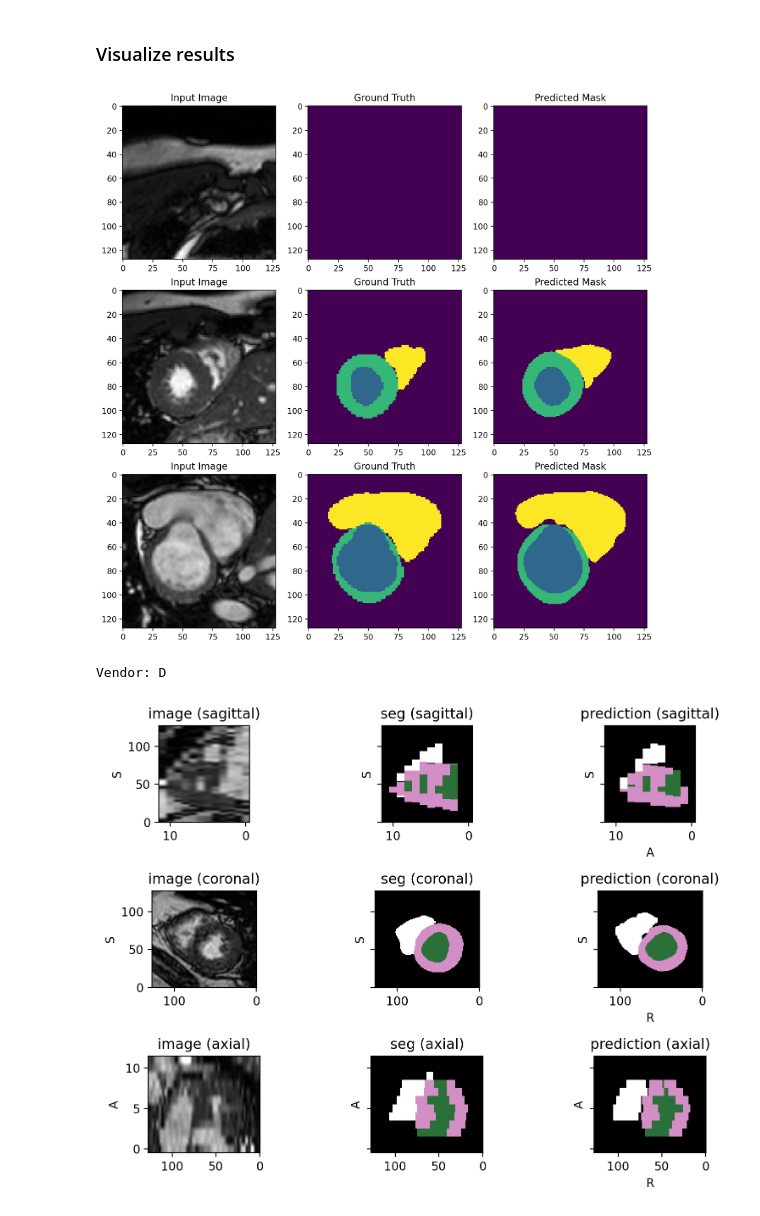
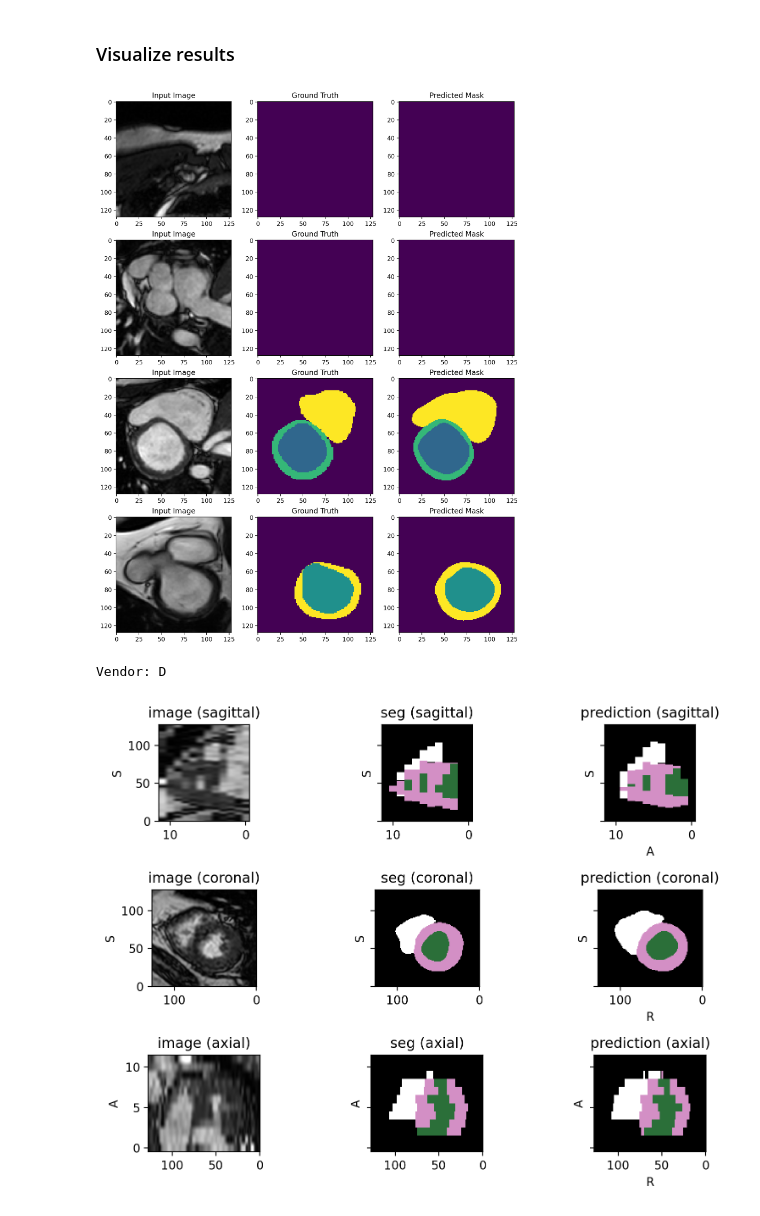
Before and after one commit to MAHDI-Imen/M-M, a Jupyter notebook: M_M.ipynb, the cells around one changed output. Cells and saved outputs as stored; diff of their text form; code cells hidden in the pictures.

```diff
--- a/M_M.ipynb
+++ b/M_M.ipynb
@@ -119,16 +124,16 @@ num_workers = 10
 save = True
 model_name = 'modelv4'
 
-model = train_model(model,
-                    optimizer,
-                    criterion,
-                    device,
-                    train_dataset,
-                    valid_dataset,
-                    batch_size=batch_size,
-                    num_workers=num_workers,
-                    num_epochs=num_epochs,
-                    verbose=3,
-                    save=save,
-                    model_name= model_name
-                    )
+#model = train_model(model,
+                    # optimizer,
+                    # criterion,
+                    # device,
+                    # train_dataset,
+                    # valid_dataset,
+                    # batch_size=batch_size,
+                    # num_workers=num_workers,
+                    # num_epochs=num_epochs,
+                    # verbose=3,
+                    # save=save,
+                    # model_name= model_name
+                    # )
@@ -140,4 +140,6 @@ Epoch [21/30]], Loss: 0.0245, Validation Loss: 0.0646
 # %%
+save=True
+model_name = "modelv4"
 if save:
     checkpoint = torch.load(f'models/{model_name}.pth')
     model.load_state_dict(checkpoint['model_state_dict'])
@@ -165,11 +167,11 @@ plt.show()
 images, labels = valid_dataset[:][0], valid_dataset[:][1]
 predictions = predict(model, images, device)
 # %%
-n_examples = 3
-step = 9
+n_examples = 4
+step = 20
 visualize_predictions(images, labels, predictions, n_examples, step)
 # %% [output]
-[figure, old version]
+[figure, new version]
 # %%
 # Get data for one subject
 one_subject = test_dataset_3D[10]
@@ -178,4 +180,4 @@ print("Vendor:", vendor)
 visualize_predictions_3D(model, one_subject, device)
 # %% [output]
 Vendor: D
-[figure, old version]
+[figure, new version]
```
Also changed, not shown: parts of 14 cells of this notebook, 4 other files.
